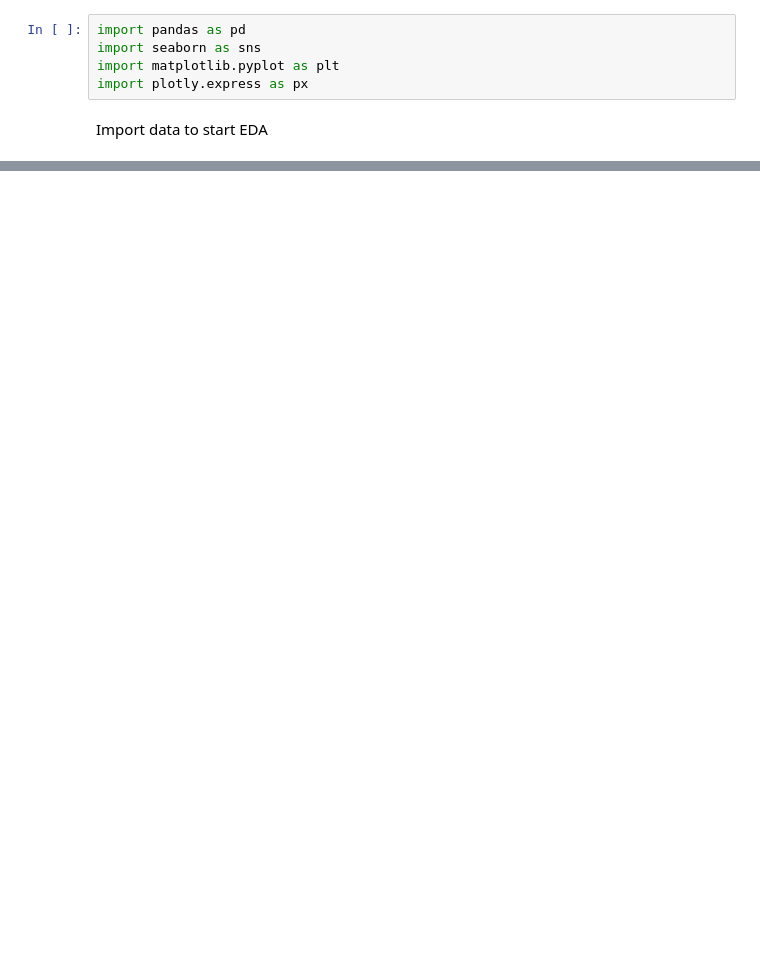
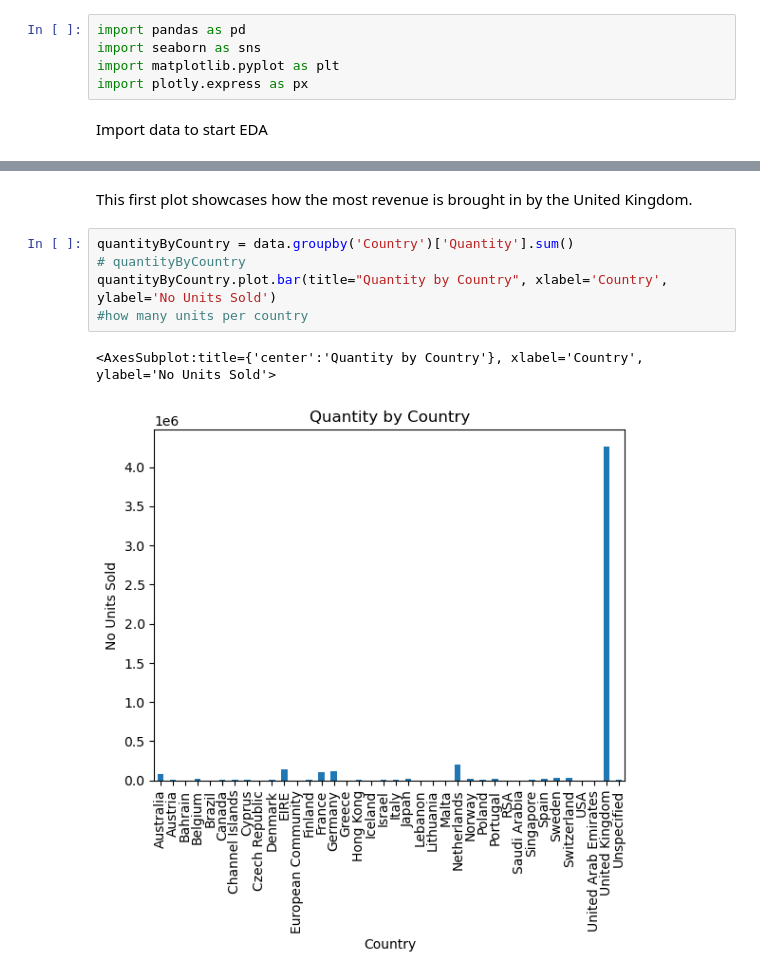
Before and after one commit to ubco-W2022T1-cosc301/project-group31, a Jupyter notebook: notebooks/analysis3.ipynb, the cells around one changed output, grey strips where cells are left out. Cells and saved outputs as stored; diff of their text form; blank space fills up the shorter version.

```diff
--- a/notebooks/analysis3.ipynb
+++ b/notebooks/analysis3.ipynb
@@ -127,0 +79,10 @@ When printing out the charts to help visualize the data it became apparent that
+# %% [markdown]
+This first plot showcases how the most revenue is brought in by the United Kingdom.
+# %%
+quantityByCountry = data.groupby('Country')['Quantity'].sum()
+# quantityByCountry
+quantityByCountry.plot.bar(title="Quantity by Country", xlabel='Country', ylabel='No Units Sold')
+#how many units per country
+# %% [output]
+<AxesSubplot:title={'center':'Quantity by Country'}, xlabel='Country', ylabel='No Units Sold'>
+[figure, added]
```
Also changed, not shown: parts of 38 cells of this notebook, 3 other files.
